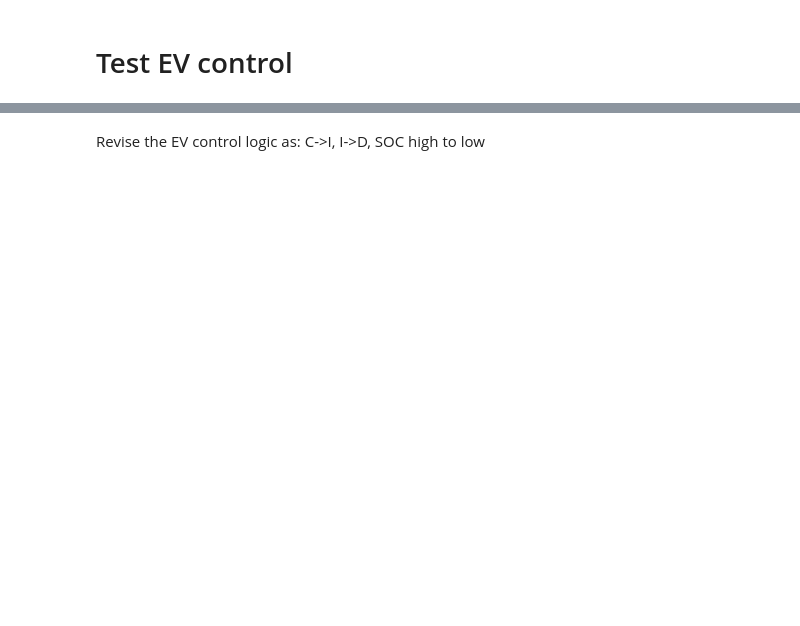
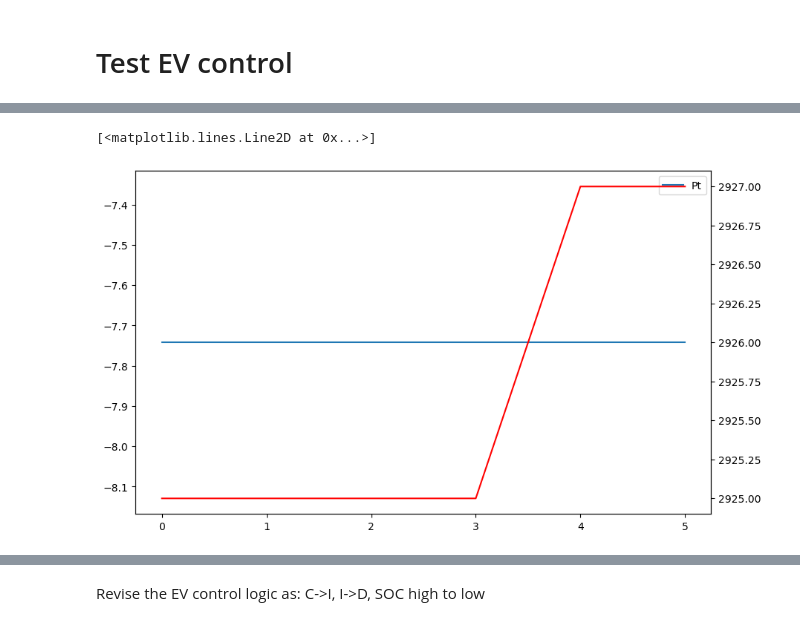
Before and after one commit to jinningwang/andes, a Jupyter notebook: jwang/notes/test_ev_ssm_tol3.ipynb, the cells around one changed output, grey strips where cells are left out. Cells and saved outputs as stored; diff of their text form; code cells hidden in the pictures; blank space fills up the shorter version.

```diff
--- a/jwang/notes/test_ev_ssm_tol3.ipynb
+++ b/jwang/notes/test_ev_ssm_tol3.ipynb
@@ -2,0 +91,10 @@
+# %%
+import matplotlib.pyplot as plt
+fig_agc, ax_agc = plt.subplots()
+sse.tsd.plot(y='Pt', ax=ax_agc, figsize=(10, 6))
+
+ax2 = ax_agc.twinx()
+ax2.plot(sse.tsd.index, sse.tsd['ne'], 'r-')
+# %% [output]
+[<matplotlib.lines.Line2D at 0x...>]
+[figure, added]
```
Also changed, not shown: parts of 25 cells of this notebook, 1 other file.
